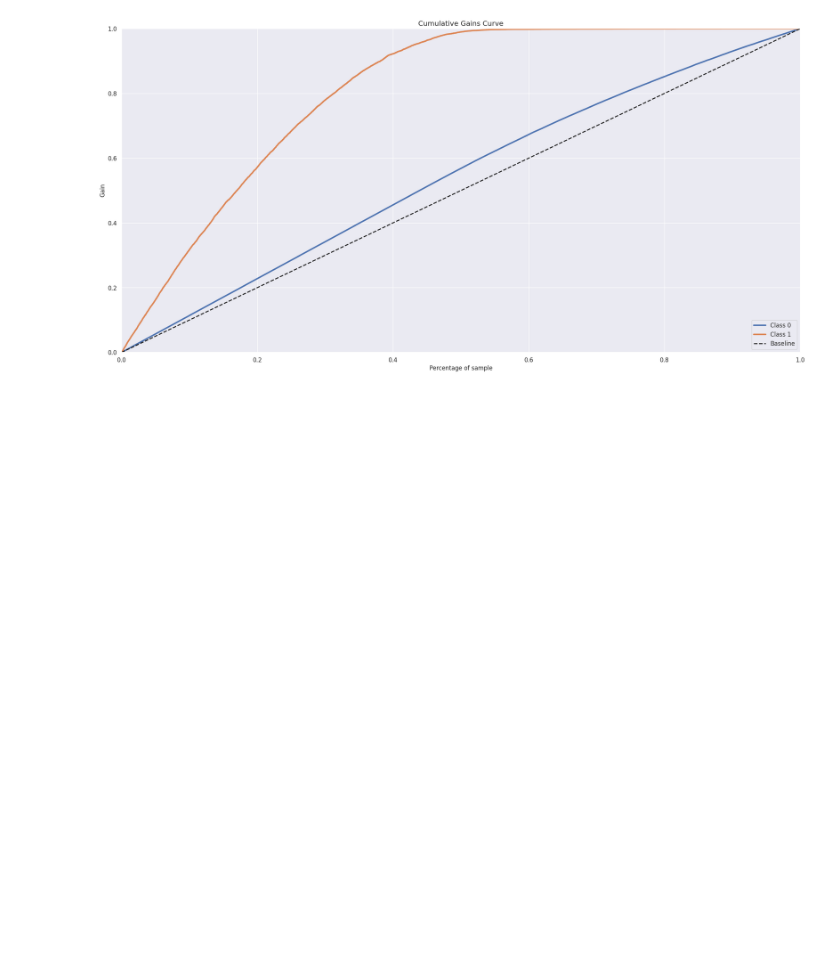
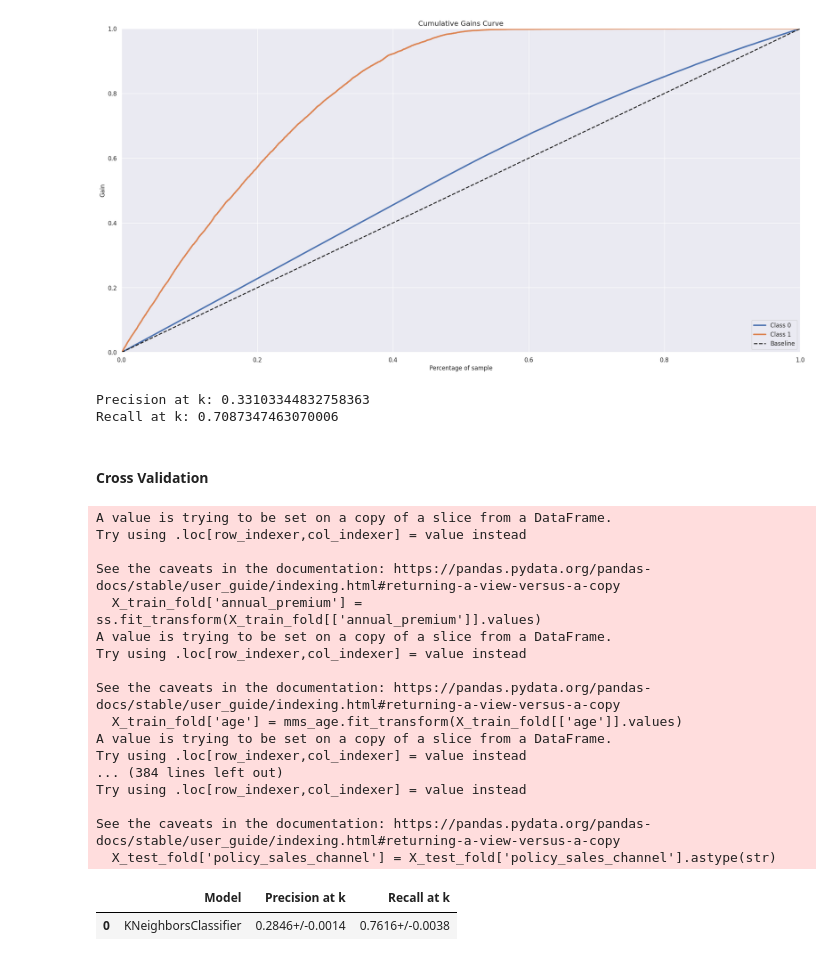
Before and after one commit to matheusventurads/health-insurance-cross-sell, a Jupyter notebook: notebooks/4.0-mv-machine-learning-models.ipynb, the cells around one changed output. Saved outputs shown, nothing was run; the diff lists cells and outputs as text; code cells hidden in the pictures; blank space fills up the shorter version.

```diff
--- a/notebooks/4.0-mv-machine-learning-models.ipynb
+++ b/notebooks/4.0-mv-machine-learning-models.ipynb
@@ -798,4 +1001,35 @@ skplt.metrics.plot_cumulative_gain(y_val, yhat_cat)
 # %% [output]
 <AxesSubplot: title={'center': 'Cumulative Gains Curve'}, xlabel='Percentage of sample', ylabel='Gain'>
 [figure]
+# %%
+print(f'Precision at k: {precision_at_k(df8, yhat_cat)}')
+print(f'Recall at k: {recall_at_k(df8, yhat_cat)}')
+# %% [output]
+Precision at k: 0.33103344832758363
+Recall at k: 0.7087347463070006
+# %% [markdown]
+#### Cross Validation
+# %%
+cv_cat = cross_validation(knn_model, 5, X_train_cv, y_train_cv)
+cv_cat
+# %% [output]
+A value is trying to be set on a copy of a slice from a DataFrame.
+Try using .loc[row_indexer,col_indexer] = value instead
+
+See the caveats in the documentation: https://pandas.pydata.org/pandas-docs/stable/user_guide/indexing.html#returning-a-view-versus-a-copy
+  X_train_fold['annual_premium'] = ss.fit_transform(X_train_fold[['annual_premium']].values)
+A value is trying to be set on a copy of a slice from a DataFrame.
+Try using .loc[row_indexer,col_indexer] = value instead
+
+See the caveats in the documentation: https://pandas.pydata.org/pandas-docs/stable/user_guide/indexing.html#returning-a-view-versus-a-copy
+  X_train_fold['age'] = mms_age.fit_transform(X_train_fold[['age']].values)
+A value is trying to be set on a copy of a slice from a DataFrame.
+Try using .loc[row_indexer,col_indexer] = value instead
+... (384 lines left out)
+Try using .loc[row_indexer,col_indexer] = value instead
+
+See the caveats in the documentation: https://pandas.pydata.org/pandas-docs/stable/user_guide/indexing.html#returning-a-view-versus-a-copy
+  X_test_fold['policy_sales_channel'] = X_test_fold['policy_sales_channel'].astype(str)
+|  | Model | Precision at k | Recall at k |
+| 0 | KNeighborsClassifier | 0.2846+/-0.0014 | 0.7616+/-0.0038 |
 # %% [markdown]
```
Also changed, not shown: parts of 104 cells of this notebook.
